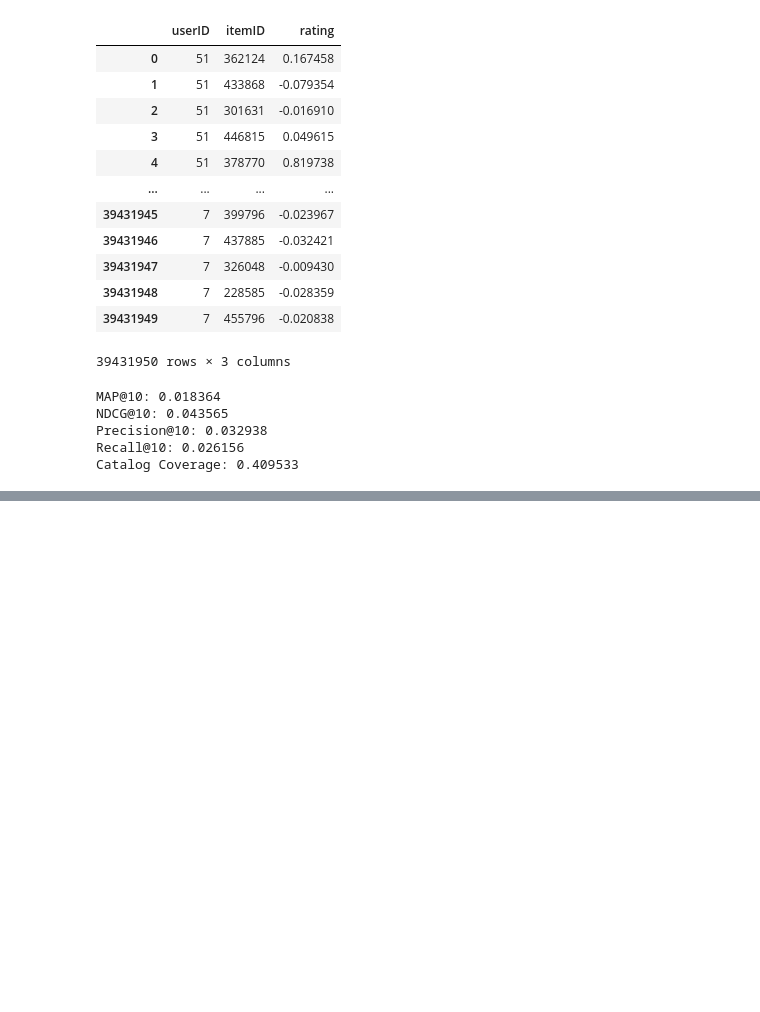
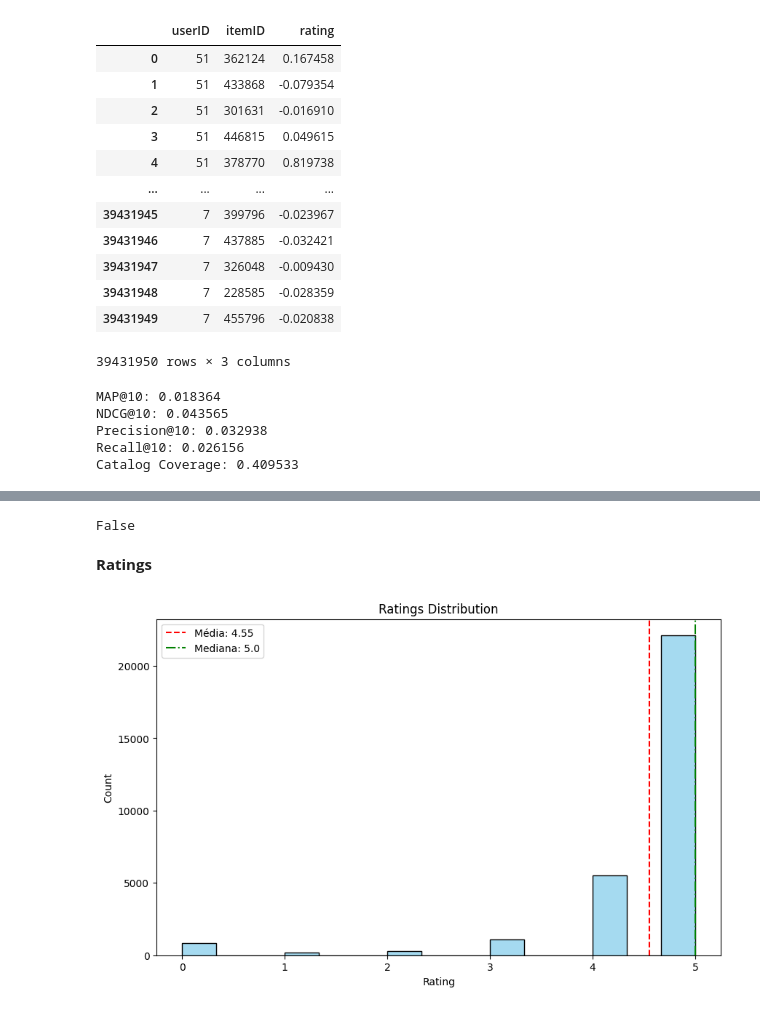
Before and after one commit to iara113/Sistemas-de-Recomenda-o, a Jupyter notebook: RS_Imp&Rec.ipynb, the cells around one changed output, grey strips where cells are left out. Saved outputs shown, nothing was run; the diff lists cells and outputs as text; code cells hidden in the pictures; blank space fills up the shorter version.

```diff
--- a/RS_Imp&Rec.ipynb
+++ b/RS_Imp&Rec.ipynb
@@ -1043,0 +1154,4 @@ Catalog Coverage: 0.409533
+# %%
+reviews_df= pd.read_csv(dir+'/orders.csv')
+# %%
+reviews_df = reviews_df.sort_values(by='user_id')
@@ -1043,0 +1174,2 @@ Catalog Coverage: 0.409533
+# %%
+reviews_df=reviews_df.head(30000)
@@ -1043,0 +1180,3 @@ Catalog Coverage: 0.409533
+# %%
+reviews_df['new_member_id'] = pd.factorize(reviews_df['user_id'])[0]
+reviews_df['new_recipe_id'] = pd.factorize(reviews_df['recipe_id'])[0]
@@ -1043,0 +1221,22 @@ Catalog Coverage: 0.409533
+# %%
+duplicates = reviews_df.duplicated().any()
+print(duplicates)
+# %% [output]
+False
+# %% [markdown]
+**Ratings**
+# %%
+mean_rating = reviews_df['rating'].mean()
+median_rating = reviews_df['rating'].median()
+
+plt.figure(figsize=(10, 6))
+sns.histplot(reviews_df['rating'], bins=15, kde=False, color='skyblue', edgecolor='black')
+plt.axvline(mean_rating, color='red', linestyle='--', linewidth=1.5, label=f'Média: {mean_rating:.2f}')
+plt.axvline(median_rating, color='green', linestyle='-.', linewidth=1.5, label=f'Mediana: {median_rating}')
+plt.title('Ratings Distribution')
+plt.xlabel('Rating')
+plt.ylabel('Count')
+plt.legend()
+plt.show()
+# %% [output]
+[figure, added]
```
Also changed, not shown: parts of 184 cells of this notebook.
